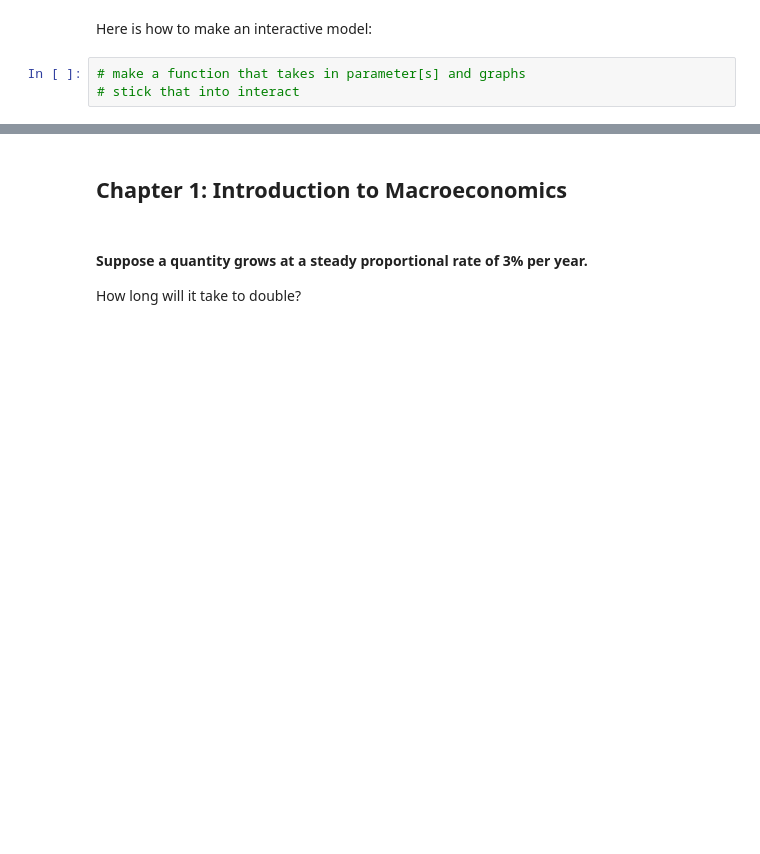
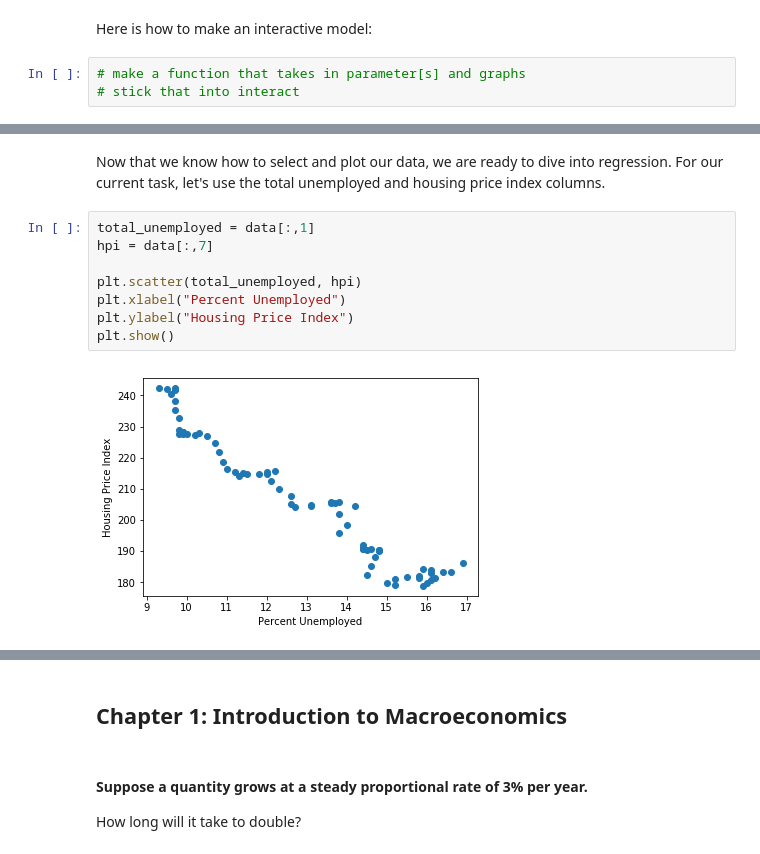
Before and after one commit to ds-modules/ECON-101B, a Jupyter notebook: Intro/intro.ipynb, the cells around one changed output, grey strips where cells are left out. Saved outputs shown, nothing was run; the diff lists cells and outputs as text; blank space fills up the shorter version.

```diff
--- a/Intro/intro.ipynb
+++ b/Intro/intro.ipynb
@@ -25,0 +329,12 @@ Here is how to make an interactive model:
+# %% [markdown]
+Now that we know how to select and plot our data, we are ready to dive into regression. For our current task, let's use the total unemployed and housing price index columns.
+# %%
+total_unemployed = data[:,1]
+hpi = data[:,7]
+
+plt.scatter(total_unemployed, hpi)
+plt.xlabel("Percent Unemployed")
+plt.ylabel("Housing Price Index")
+plt.show()
+# %% [output]
+[figure, added]
```
Also changed, not shown: parts of 56 cells of this notebook, 1 other file.
